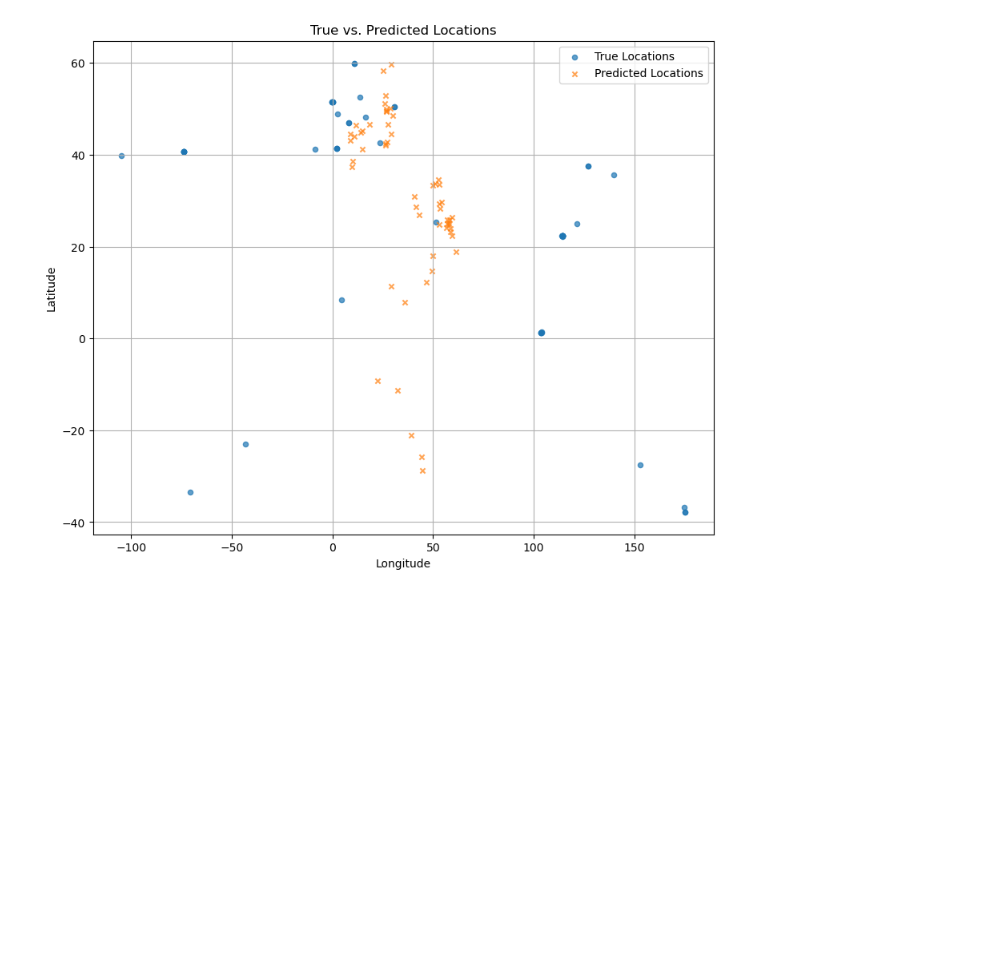
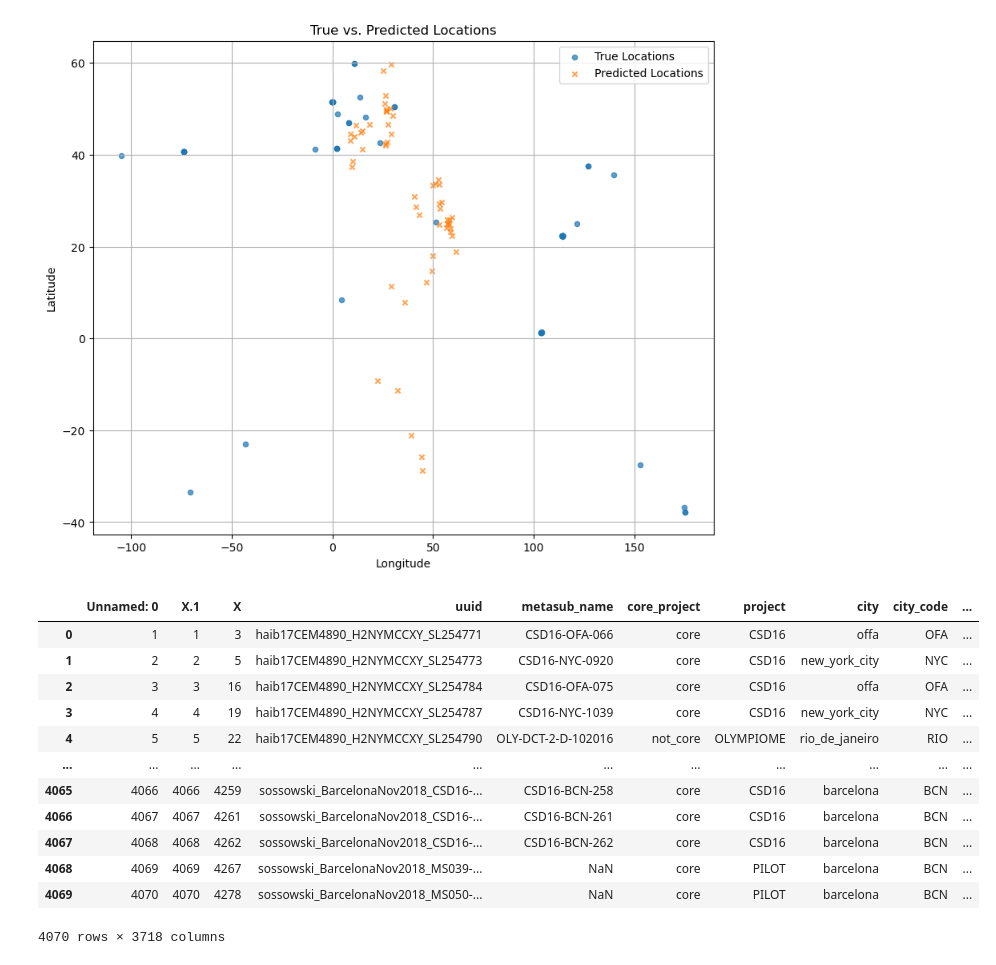
Before and after one commit to ChandrashekarCR/mgps_optimization, a Jupyter notebook: notebooks/metasub_mgps_processing_31032025.ipynb, the cells around one changed output. Drawn from its saved outputs; the diff is of its cells as text; code cells hidden in the pictures; blank space fills up the shorter version.

```diff
--- a/notebooks/metasub_mgps_processing_31032025.ipynb
+++ b/notebooks/metasub_mgps_processing_31032025.ipynb
@@ -1143,0 +1146,16 @@ plt.show()
+# %%
+pd.read_csv("/home/inf-21-2024/binp37/data/metasub_global_results.csv")
+# %% [output]
+|  | Unnamed: 0 | X.1 | X | uuid | metasub_name | core_project | project | city | city_code | ... |
+| 0 | 1 | 1 | 3 | haib17CEM4890_H2NYMCCXY_SL254771 | CSD16-OFA-066 | core | CSD16 | offa | OFA | ... |
+| 1 | 2 | 2 | 5 | haib17CEM4890_H2NYMCCXY_SL254773 | CSD16-NYC-0920 | core | CSD16 | new_york_city | NYC | ... |
+| 2 | 3 | 3 | 16 | haib17CEM4890_H2NYMCCXY_SL254784 | CSD16-OFA-075 | core | CSD16 | offa | OFA | ... |
+| 3 | 4 | 4 | 19 | haib17CEM4890_H2NYMCCXY_SL254787 | CSD16-NYC-1039 | core | CSD16 | new_york_city | NYC | ... |
+| 4 | 5 | 5 | 22 | haib17CEM4890_H2NYMCCXY_SL254790 | OLY-DCT-2-D-102016 | not_core | OLYMPIOME | rio_de_janeiro | RIO | ... |
+| ... | ... | ... | ... | ... | ... | ... | ... | ... | ... | ... |
+| 4065 | 4066 | 4066 | 4259 | sossowski_BarcelonaNov2018_CSD16-... | CSD16-BCN-258 | core | CSD16 | barcelona | BCN | ... |
+| 4066 | 4067 | 4067 | 4261 | sossowski_BarcelonaNov2018_CSD16-... | CSD16-BCN-261 | core | CSD16 | barcelona | BCN | ... |
+| 4067 | 4068 | 4068 | 4262 | sossowski_BarcelonaNov2018_CSD16-... | CSD16-BCN-262 | core | CSD16 | barcelona | BCN | ... |
+| 4068 | 4069 | 4069 | 4267 | sossowski_BarcelonaNov2018_MS039-... | NaN | core | PILOT | barcelona | BCN | ... |
+| 4069 | 4070 | 4070 | 4278 | sossowski_BarcelonaNov2018_MS050-... | NaN | core | PILOT | barcelona | BCN | ... |
+4070 rows × 3718 columns
```
Also changed, not shown: parts of 3 cells of this notebook, 17 other files.
